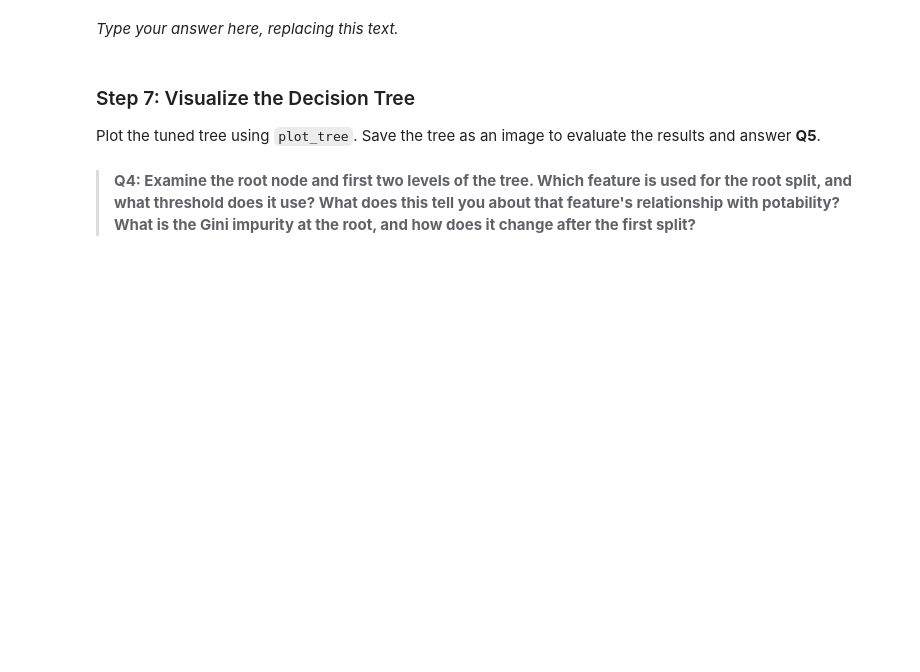
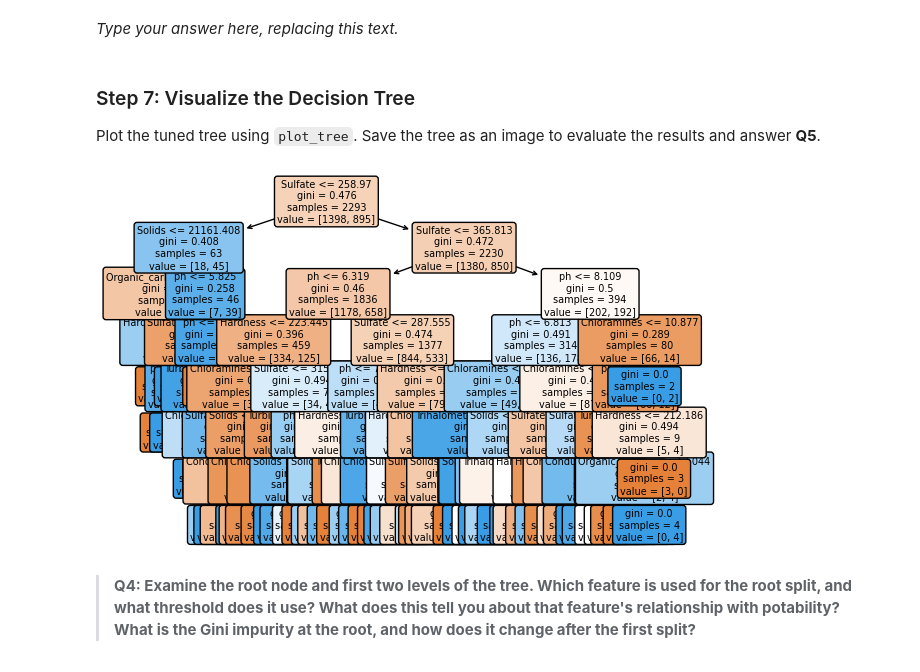
Before and after one commit to sofiasarak/assignment-3, a Jupyter notebook: task2/hw3-task2.ipynb, the cells around one changed output. Saved outputs shown, nothing was run; the diff lists cells and outputs as text; code cells hidden in the pictures; blank space fills up the shorter version.

```diff
--- a/task2/hw3-task2.ipynb
+++ b/task2/hw3-task2.ipynb
@@ -120,7 +203,13 @@ _Type your answer here, replacing this text._
 
 Refit the decision tree using `optimal_depth` and evaluate on the held-out test set. Store the test accuracy in a variable called `acc_dt`.
 # %%
+# refit decision treaa with optimal depth
+dt_opt = DecisionTreeClassifier(max_depth= optimal_depth, random_state=42)
 
-acc_dt    = ...
+# fit to data
+dt_opt.fit(X_train, y_train)
+
+# calculate accuracy
+acc_dt    = accuracy_score(y_test, dt_opt.predict(X_test))
 # %%
 grader.check("q4")
@@ -138,6 +229,16 @@ _Type your answer here, replacing this text._
 ### Step 7: Visualize the Decision Tree
 
 Plot the tuned tree using `plot_tree`. Save the tree as an image to evaluate the results and answer **Q5**.
+# %%
+# save predictors to include in tree labels
+feature_names = ['ph', 'Hardness', 'Solids', 'Chloramines', 'Sulfate', 'Conductivity',
+       'Organic_carbon', 'Trihalomethanes', 'Turbidity']
+
+# plot tree
+plot_tree(dt_opt, feature_names = feature_names, filled = True, rounded = True, fontsize = 7)
+plt.show()
+# %% [output]
+[figure, added]
 # %% [markdown]
 > **Q4: Examine the root node and first two levels of the tree. Which feature is used for the root split, and what threshold does it use? What does this tell you about that feature's relationship with potability? What is the Gini impurity at the root, and how does it change after the first split?**
 # %% [markdown]
```
Also changed, not shown: parts of 14 cells of this notebook.
